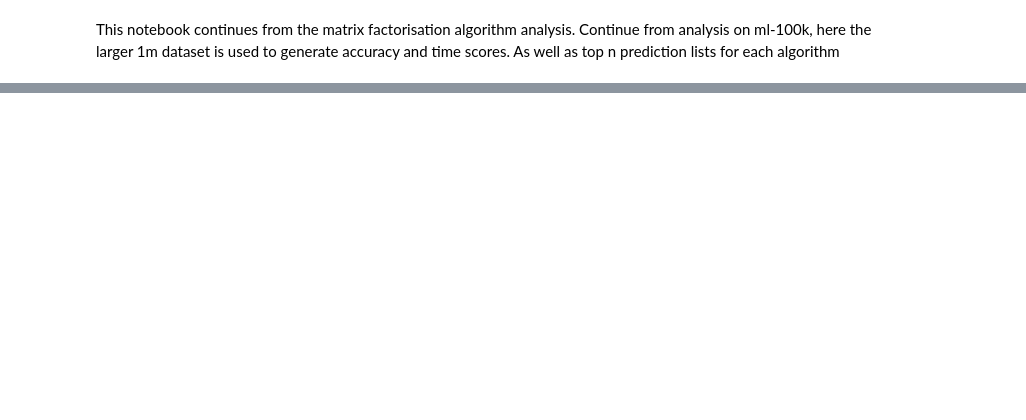
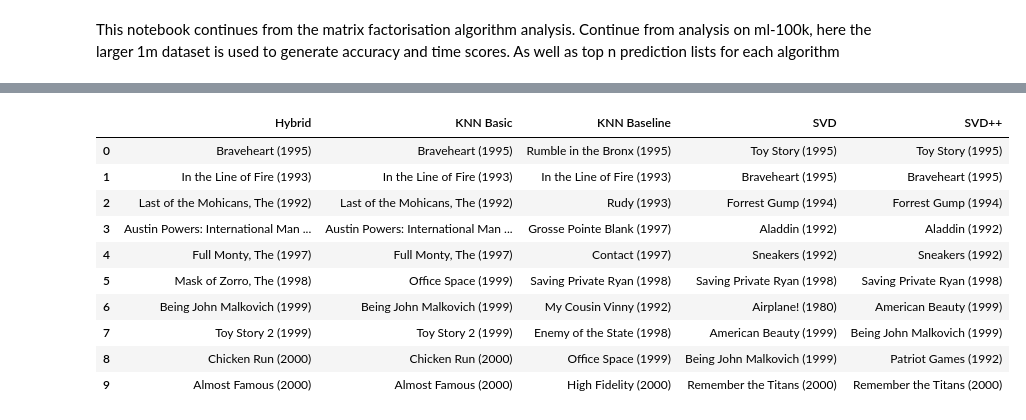
Before and after one commit to harvey1344/FinalProject, a Jupyter notebook: 8.2 Matrix Factorisation on ml1m.ipynb, the cells around one changed output, grey strips where cells are left out. Cells and saved outputs as stored; diff of their text form; code cells hidden in the pictures; blank space fills up the shorter version.

```diff
--- a/8.2 Matrix Factorisation on ml1m.ipynb
+++ b/8.2 Matrix Factorisation on ml1m.ipynb
@@ -197,0 +229,3 @@ plt.show()
+# %%
+user134['SVD']= movies134
+user134
@@ -197,0 +291,15 @@ plt.show()
+# %%
+user134['SVD++']= movies134
+user134
+# %% [output]
+|  | Hybrid | KNN Basic | KNN Baseline | SVD | SVD++ |
+| 0 | Braveheart (1995) | Braveheart (1995) | Rumble in the Bronx (1995) | Toy Story (1995) | Toy Story (1995) |
+| 1 | In the Line of Fire (1993) | In the Line of Fire (1993) | In the Line of Fire (1993) | Braveheart (1995) | Braveheart (1995) |
+| 2 | Last of the Mohicans, The (1992) | Last of the Mohicans, The (1992) | Rudy (1993) | Forrest Gump (1994) | Forrest Gump (1994) |
+| 3 | Austin Powers: International Man ... | Austin Powers: International Man ... | Grosse Pointe Blank (1997) | Aladdin (1992) | Aladdin (1992) |
+| 4 | Full Monty, The (1997) | Full Monty, The (1997) | Contact (1997) | Sneakers (1992) | Sneakers (1992) |
+| 5 | Mask of Zorro, The (1998) | Office Space (1999) | Saving Private Ryan (1998) | Saving Private Ryan (1998) | Saving Private Ryan (1998) |
+| 6 | Being John Malkovich (1999) | Being John Malkovich (1999) | My Cousin Vinny (1992) | Airplane! (1980) | American Beauty (1999) |
+| 7 | Toy Story 2 (1999) | Toy Story 2 (1999) | Enemy of the State (1998) | American Beauty (1999) | Being John Malkovich (1999) |
+| 8 | Chicken Run (2000) | Chicken Run (2000) | Office Space (1999) | Being John Malkovich (1999) | Patriot Games (1992) |
+| 9 | Almost Famous (2000) | Almost Famous (2000) | High Fidelity (2000) | Remember the Titans (2000) | Remember the Titans (2000) |
```
Also changed, not shown: parts of 21 cells of this notebook, 14 other files.
